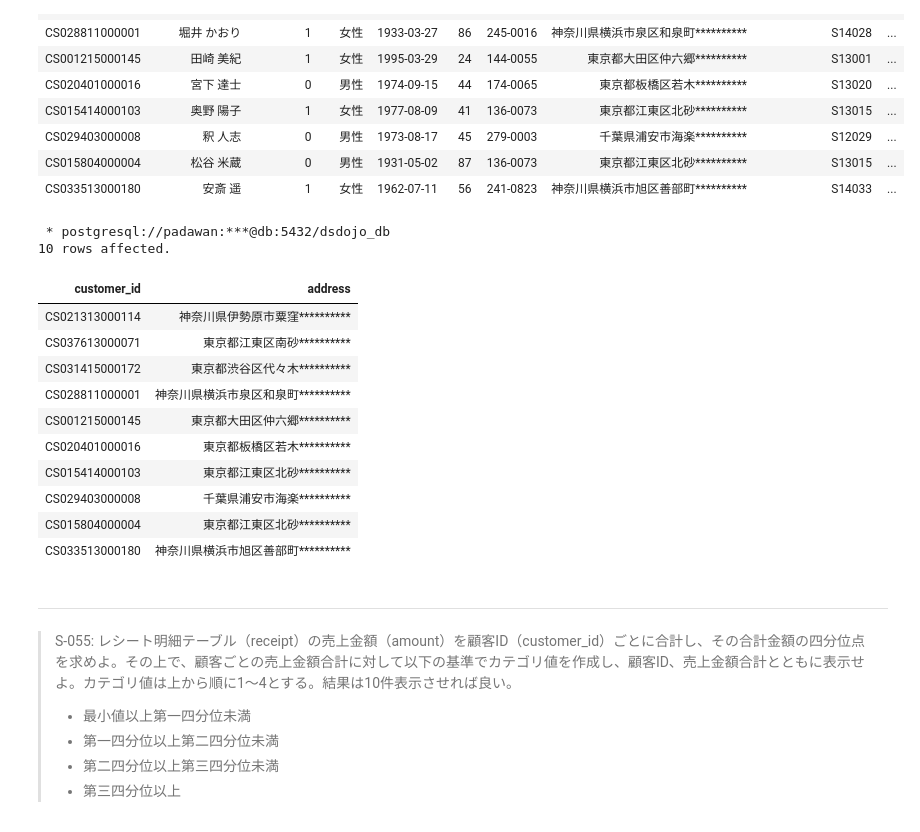
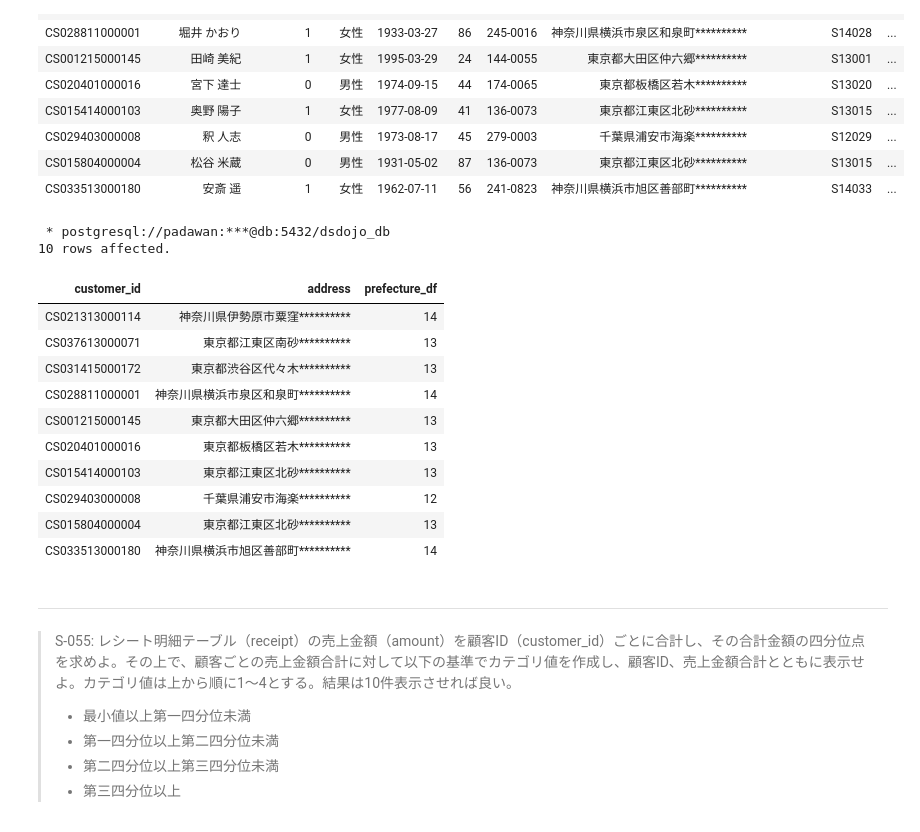
Before and after one commit to Toma0916/100knocks-preprocess, a Jupyter notebook: docker/work/preprocess_knock_SQL.ipynb, the cells around one changed output. Cells and saved outputs as stored; diff of their text form; code cells hidden in the pictures.

```diff
--- a/docker/work/preprocess_knock_SQL.ipynb
+++ b/docker/work/preprocess_knock_SQL.ipynb
@@ -1224,28 +1224,31 @@ LIMIT
 # %%
 %%sql
 SELECT
     customer_id, address,
     CASE SUBSTR(address, 1, 3)
         WHEN '埼玉県' THEN '11'
-        W
+        WHEN '千葉県' THEN '12'
+        WHEN '東京都' THEN '13'
+        WHEN '神奈川' THEN '14'
+    END AS prefecture_df
 FROM
     customer
 LIMIT
     10
 # %% [output]
  * postgresql://padawan:***@db:5432/dsdojo_db
 10 rows affected.
-| customer_id | address |
-| CS021313000114 | 神奈川県伊勢原市粟窪********** |
-| CS037613000071 | 東京都江東区南砂********** |
-| CS031415000172 | 東京都渋谷区代々木********** |
-| CS028811000001 | 神奈川県横浜市泉区和泉町********** |
-| CS001215000145 | 東京都大田区仲六郷********** |
-| CS020401000016 | 東京都板橋区若木********** |
-| CS015414000103 | 東京都江東区北砂********** |
-| CS029403000008 | 千葉県浦安市海楽********** |
-| CS015804000004 | 東京都江東区北砂********** |
-| CS033513000180 | 神奈川県横浜市旭区善部町********** |
+| customer_id | address | prefecture_df |
+| CS021313000114 | 神奈川県伊勢原市粟窪********** | 14 |
+| CS037613000071 | 東京都江東区南砂********** | 13 |
+| CS031415000172 | 東京都渋谷区代々木********** | 13 |
+| CS028811000001 | 神奈川県横浜市泉区和泉町********** | 14 |
+| CS001215000145 | 東京都大田区仲六郷********** | 13 |
+| CS020401000016 | 東京都板橋区若木********** | 13 |
+| CS015414000103 | 東京都江東区北砂********** | 13 |
+| CS029403000008 | 千葉県浦安市海楽********** | 12 |
+| CS015804000004 | 東京都江東区北砂********** | 13 |
+| CS033513000180 | 神奈川県横浜市旭区善部町********** | 14 |
 # %% [markdown]
 ---
 > S-055: レシート明細テーブル（receipt）の売上金額（amount）を顧客ID（customer_id）ごとに合計し、その合計金額の四分位点を求めよ。その上で、顧客ごとの売上金額合計に対して以下の基準でカテゴリ値を作成し、顧客ID、売上金額合計とともに表示せよ。カテゴリ値は上から順に1〜4とする。結果は10件表示させれば良い。
```
Also changed, not shown: parts of 4 cells of this notebook.
